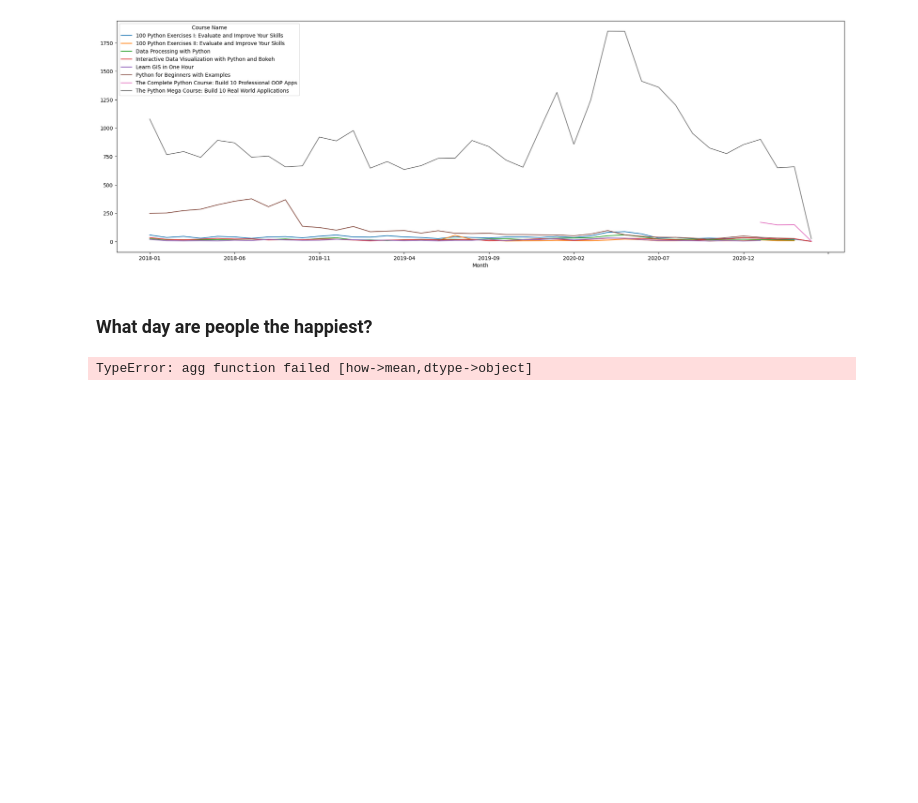
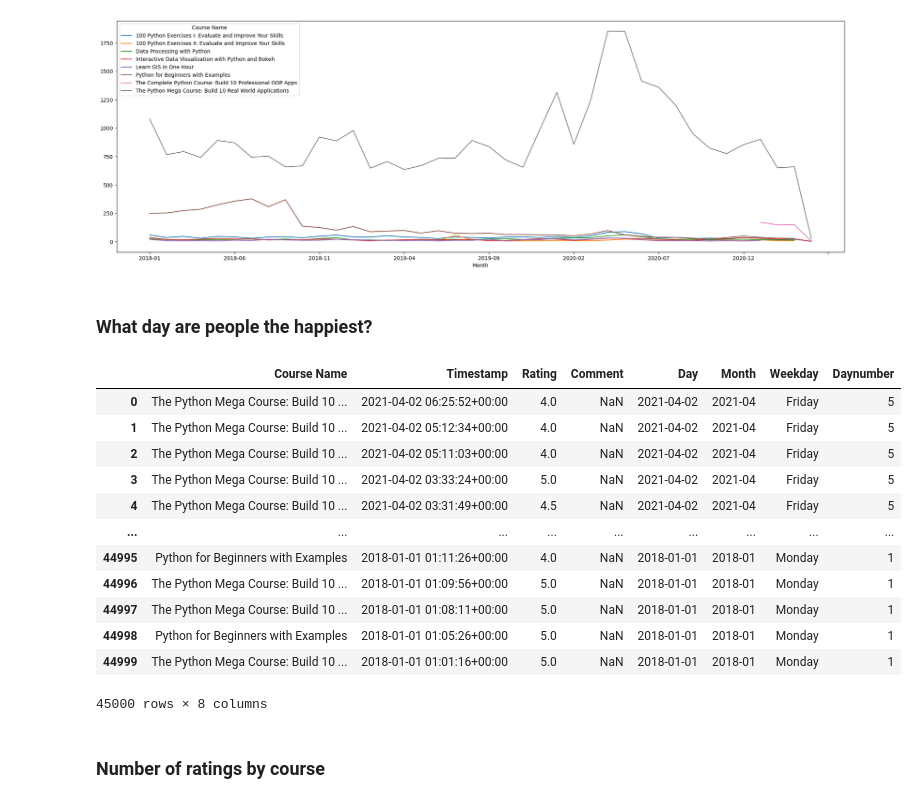
Before and after one commit to Macpdleonr/Python, a Jupyter notebook: Udemy/1Data Analysis and Visualization/Untitled.ipynb, the cells around one changed output. Cells and saved outputs as stored; diff of their text form; code cells hidden in the pictures; blank space fills up the shorter version.

```diff
--- a/Udemy/1Data Analysis and Visualization/Untitled.ipynb
+++ b/Udemy/1Data Analysis and Visualization/Untitled.ipynb
@@ -68,7 +68,27 @@ month_average_crs.plot(figsize=(25, 8))
 ### What day are people the happiest?
 # %%
 data['Weekday'] = data['Timestamp'].dt.strftime('%A')
-weekday_average = data.groupby(['Weekday']).mean()
-plt.plot(weekday_average.index, weekday_average['Rating'])
+data['Daynumber'] = data['Timestamp'].dt.strftime('%w')
+data
+
+weekday_average = data.groupby(['Weekday', 'Daynumber']).mean()
+weekday_average = weekday_average.sort_values('Daynumber')
+
+plt.figure(figsize=[15,3])
+plt.plot(weekday_average.index.get_level_values(0), weekday_average['Rating'])
 # %% [output]
+|  | Course Name | Timestamp | Rating | Comment | Day | Month | Weekday | Daynumber |
+| 0 | The Python Mega Course: Build 10 ... | 2021-04-02 06:25:52+00:00 | 4.0 | NaN | 2021-04-02 | 2021-04 | Friday | 5 |
+| 1 | The Python Mega Course: Build 10 ... | 2021-04-02 05:12:34+00:00 | 4.0 | NaN | 2021-04-02 | 2021-04 | Friday | 5 |
+| 2 | The Python Mega Course: Build 10 ... | 2021-04-02 05:11:03+00:00 | 4.0 | NaN | 2021-04-02 | 2021-04 | Friday | 5 |
+| 3 | The Python Mega Course: Build 10 ... | 2021-04-02 03:33:24+00:00 | 5.0 | NaN | 2021-04-02 | 2021-04 | Friday | 5 |
+| 4 | The Python Mega Course: Build 10 ... | 2021-04-02 03:31:49+00:00 | 4.5 | NaN | 2021-04-02 | 2021-04 | Friday | 5 |
+| ... | ... | ... | ... | ... | ... | ... | ... | ... |
+| 44995 | Python for Beginners with Examples | 2018-01-01 01:11:26+00:00 | 4.0 | NaN | 2018-01-01 | 2018-01 | Monday | 1 |
+| 44996 | The Python Mega Course: Build 10 ... | 2018-01-01 01:09:56+00:00 | 5.0 | NaN | 2018-01-01 | 2018-01 | Monday | 1 |
+| 44997 | The Python Mega Course: Build 10 ... | 2018-01-01 01:08:11+00:00 | 5.0 | NaN | 2018-01-01 | 2018-01 | Monday | 1 |
+| 44998 | Python for Beginners with Examples | 2018-01-01 01:05:26+00:00 | 5.0 | NaN | 2018-01-01 | 2018-01 | Monday | 1 |
+| 44999 | The Python Mega Course: Build 10 ... | 2018-01-01 01:01:16+00:00 | 5.0 | NaN | 2018-01-01 | 2018-01 | Monday | 1 |
-TypeError: agg function failed [how->mean,dtype->object]
+45000 rows × 8 columns
+# %% [markdown]
+### Number of ratings by course
```
Also changed, not shown: parts of 2 cells of this notebook.
